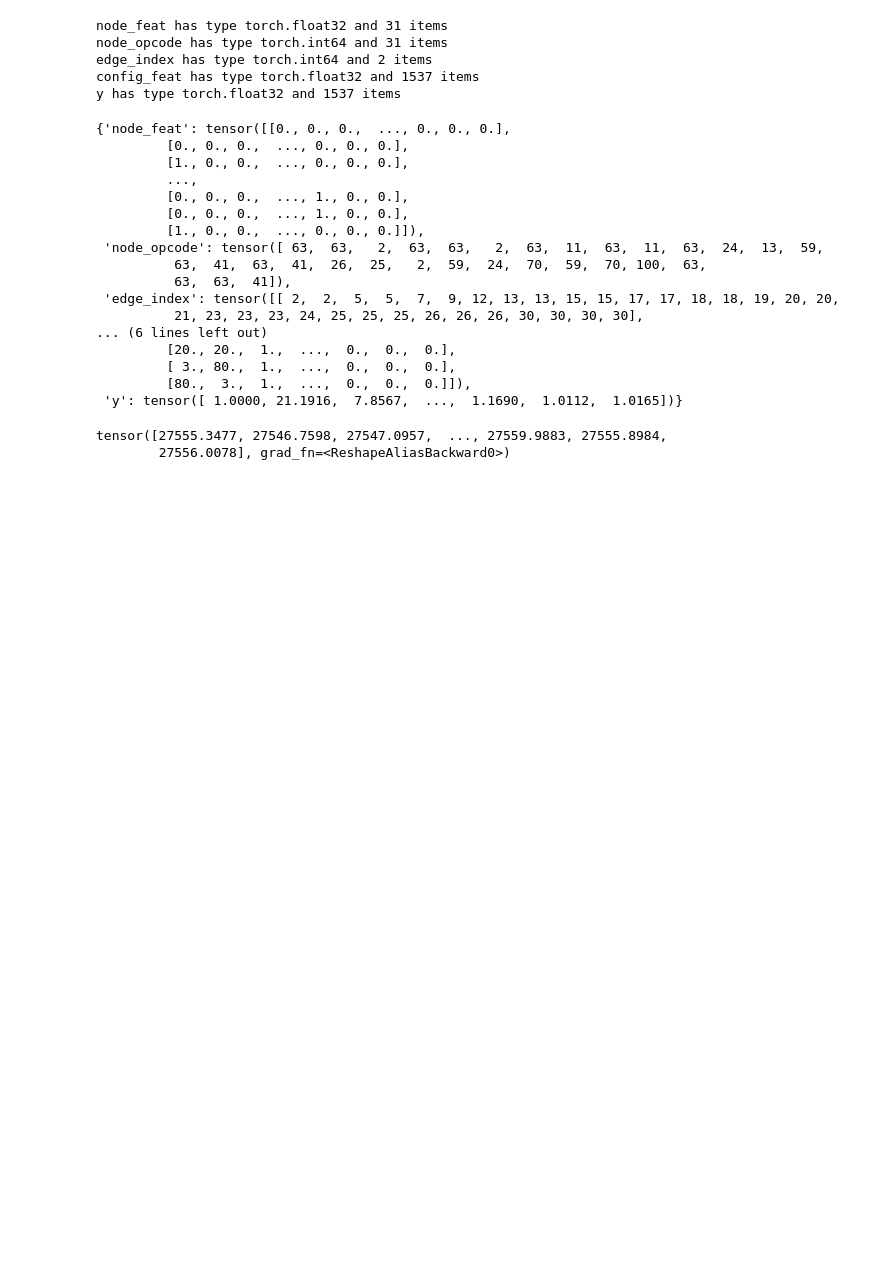
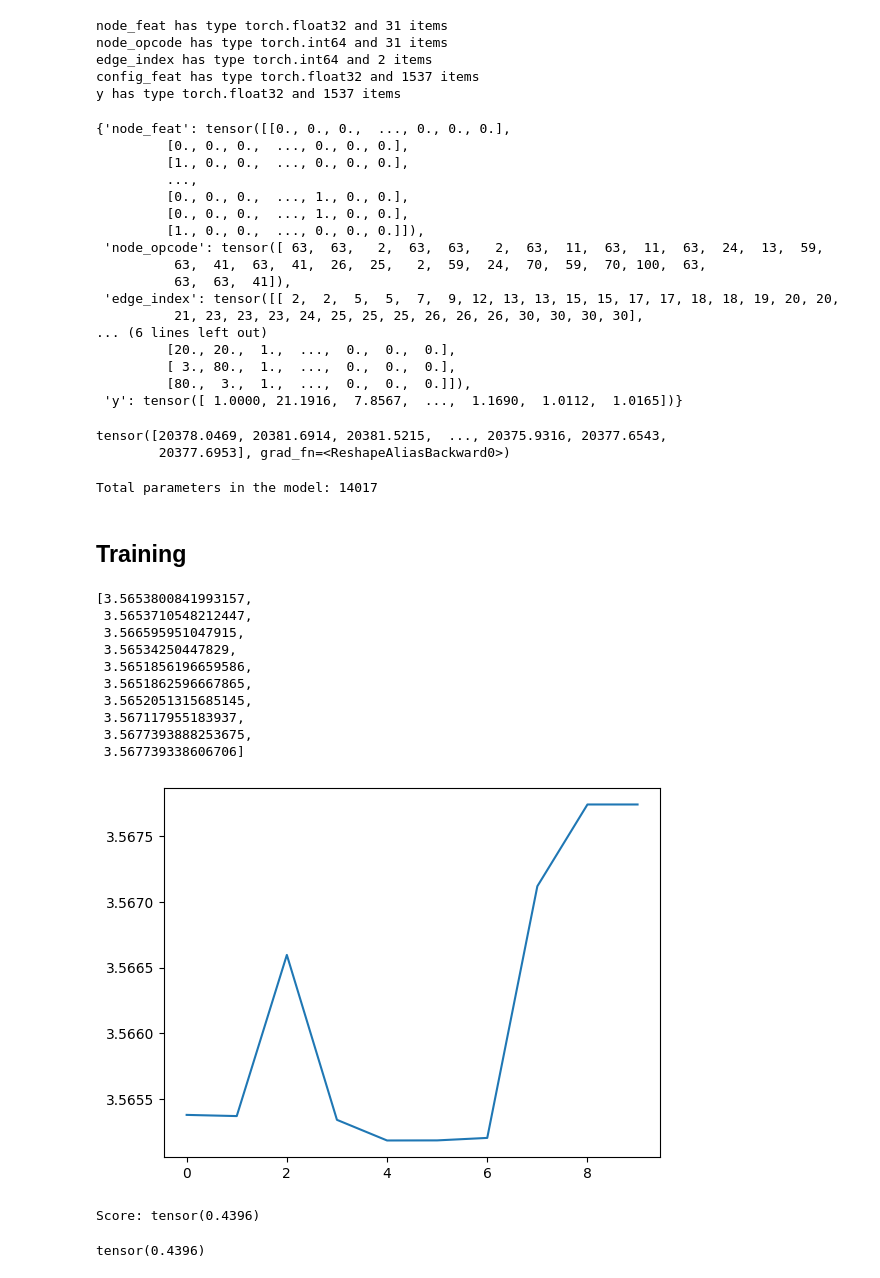
Before and after one commit to max-seeli/ai-model-runtime-prediction, a Jupyter notebook: ai-model-runtime-prediction.ipynb, the cells around one changed output. Saved outputs shown, nothing was run; the diff lists cells and outputs as text; code cells hidden in the pictures; blank space fills up the shorter version.

Commit message:
Created training loop without batching

```diff
--- a/ai-model-runtime-prediction.ipynb
+++ b/ai-model-runtime-prediction.ipynb
@@ -50,4 +54,5 @@ def load_data_to_df(directory, split):
 
     return pd.DataFrame(data_list)
 # %%
-df = load_data_to_df(tile_xla, "train")
+df_train = load_data_to_df(tile_xla, "train")
+df_valid = load_data_to_df(tile_xla, "valid")
@@ -135,5 +143,18 @@ class TileDataset(Dataset):
             "y": config_runtime / config_runtime_normalizers
         }
 
-dataset = TileDataset(df)
+    def __iter__(self):
+        self.i = 0
+        return self
+
+    def __next__(self):
+        if self.i < len(self.tiles):
+            item = self[self.i]
+            self.i += 1
+            return item
+        else:
+            raise StopIteration
+
+train_dataset = TileDataset(df_train)
+valid_dataset = TileDataset(df_valid)
 # %%
@@ -167,9 +188,17 @@ y has type torch.float32 and 1537 items
 # %%
 model = TileModel()
 
-data = dataset[0]
+data = train_dataset[0]
 
 model(data['node_feat'], data['node_opcode'], data['edge_index'], data['config_feat'])
 # %% [output]
-tensor([27555.3477, 27546.7598, 27547.0957,  ..., 27559.9883, 27555.8984,
-        27556.0078], grad_fn=<ReshapeAliasBackward0>)
+tensor([20378.0469, 20381.6914, 20381.5215,  ..., 20375.9316, 20377.6543,
+        20377.6953], grad_fn=<ReshapeAliasBackward0>)
+# %%
+# Count the number of parameters
+total_params = sum(p.numel() for p in model.parameters())
+print(f"Total parameters in the model: {total_params}")
+# %% [output]
+Total parameters in the model: 14017
+# %% [markdown]
+## Training
@@ -175,0 +249,16 @@ tensor([27555.3477, 27546.7598, 27547.0957,  ..., 27559.9883, 27555.8984,
+# %%
+# Plot losses
+plt.plot(losses)
+losses
+# %% [output]
+[3.5653800841993157,
+ 3.5653710548212447,
+ 3.566595951047915,
+ 3.56534250447829,
+ 3.5651856196659586,
+ 3.5651862596667865,
+ 3.5652051315685145,
+ 3.567117955183937,
+ 3.5677393888253675,
+ 3.567739338606706]
+[figure, added]
@@ -175,0 +294,5 @@ tensor([27555.3477, 27546.7598, 27547.0957,  ..., 27559.9883, 27555.8984,
+# %%
+validate_model(model)
+# %% [output]
+Score: tensor(0.4396)
+tensor(0.4396)
```
Also changed, not shown: parts of 6 cells of this notebook.
